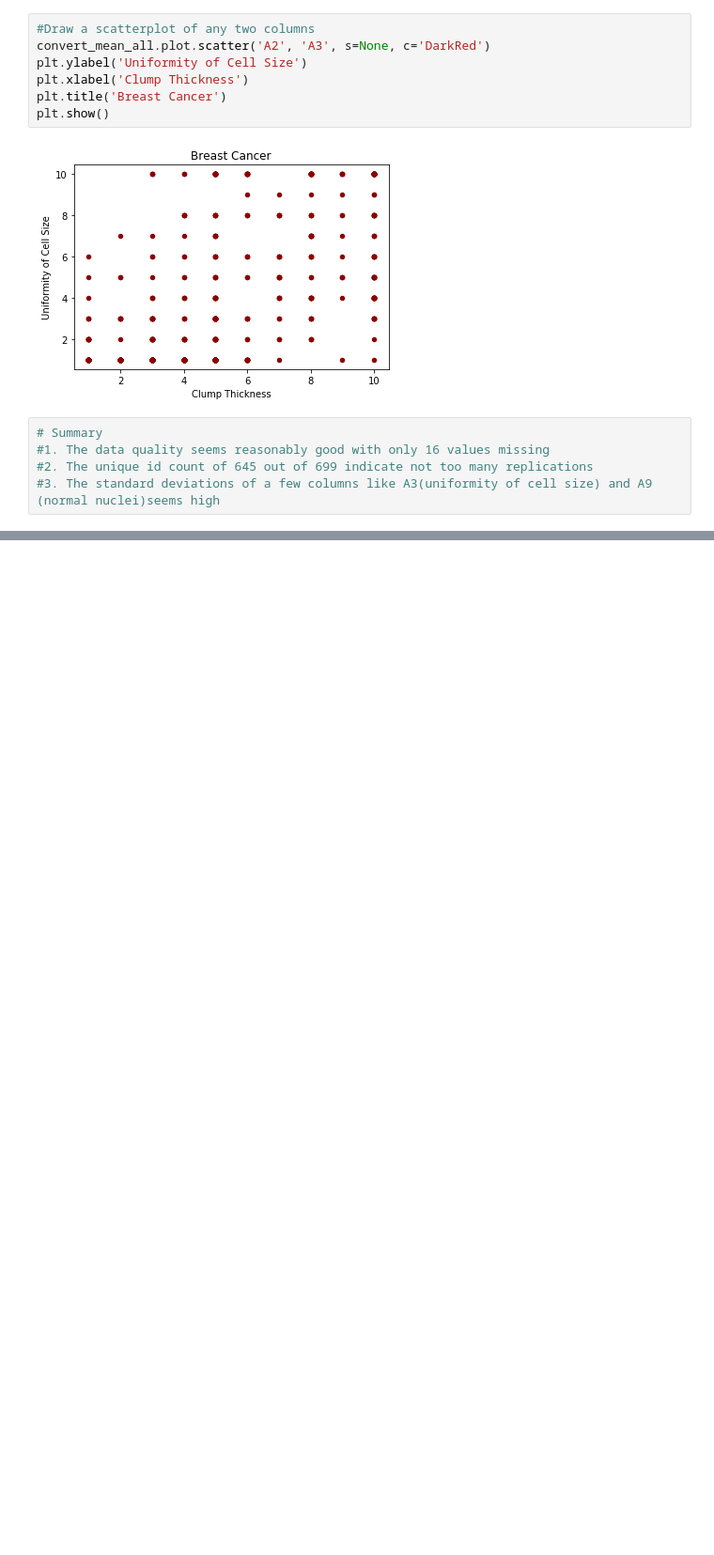
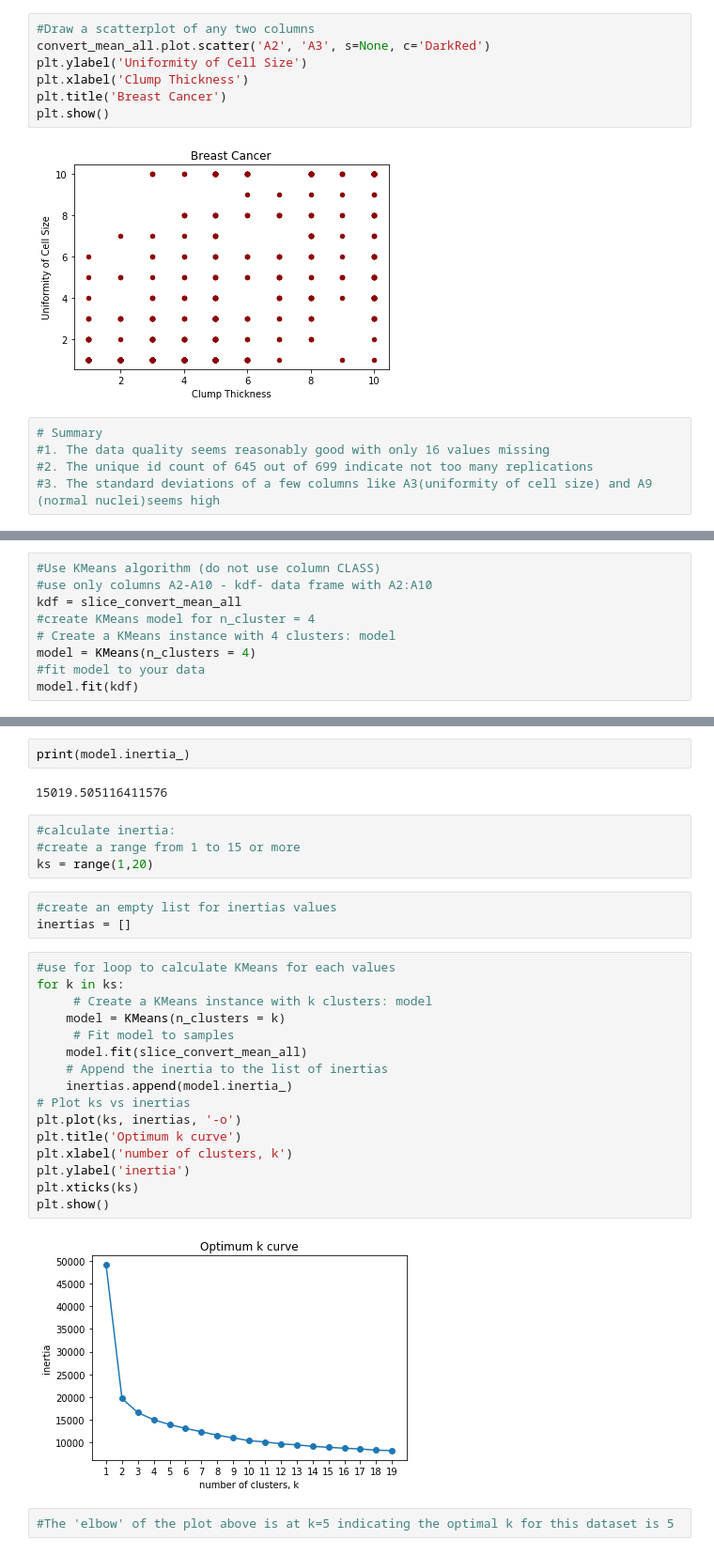
Before and after one commit to sureshkochattil/Python_Final_Project, a Jupyter notebook: code/Breast_cancer_Wisconsin.ipynb, the cells around one changed output, grey strips where cells are left out. Shown at 94% size. Cells and saved outputs as stored; diff of their text form; blank space fills up the shorter version.

```diff
--- a/code/Breast_cancer_Wisconsin.ipynb
+++ b/code/Breast_cancer_Wisconsin.ipynb
@@ -127,0 +133,9 @@ plt.show()
+# %%
+#Use KMeans algorithm (do not use column CLASS)
+#use only columns A2-A10 - kdf- data frame with A2:A10
+kdf = slice_convert_mean_all
+#create KMeans model for n_cluster = 4
+# Create a KMeans instance with 4 clusters: model
+model = KMeans(n_clusters = 4)
+#fit model to your data
+model.fit(kdf)
@@ -127,0 +162,31 @@ plt.show()
+# %%
+print(model.inertia_)
+# %% [output]
+15019.505116411576
+# %%
+#calculate inertia:
+#create a range from 1 to 15 or more
+ks = range(1,20)
+# %%
+#create an empty list for inertias values
+inertias = []
+# %%
+#use for loop to calculate KMeans for each values
+for k in ks:
+     # Create a KMeans instance with k clusters: model
+    model = KMeans(n_clusters = k)
+     # Fit model to samples
+    model.fit(slice_convert_mean_all)
+    # Append the inertia to the list of inertias
+    inertias.append(model.inertia_)
+# Plot ks vs inertias
+plt.plot(ks, inertias, '-o')
+plt.title('Optimum k curve')
+plt.xlabel('number of clusters, k')
+plt.ylabel('inertia')
+plt.xticks(ks)
+plt.show()
+# %% [output]
+[figure, added]
+# %%
+#The 'elbow' of the plot above is at k=5 indicating the optimal k for this dataset is 5
```
Also changed, not shown: parts of 10 cells of this notebook.
